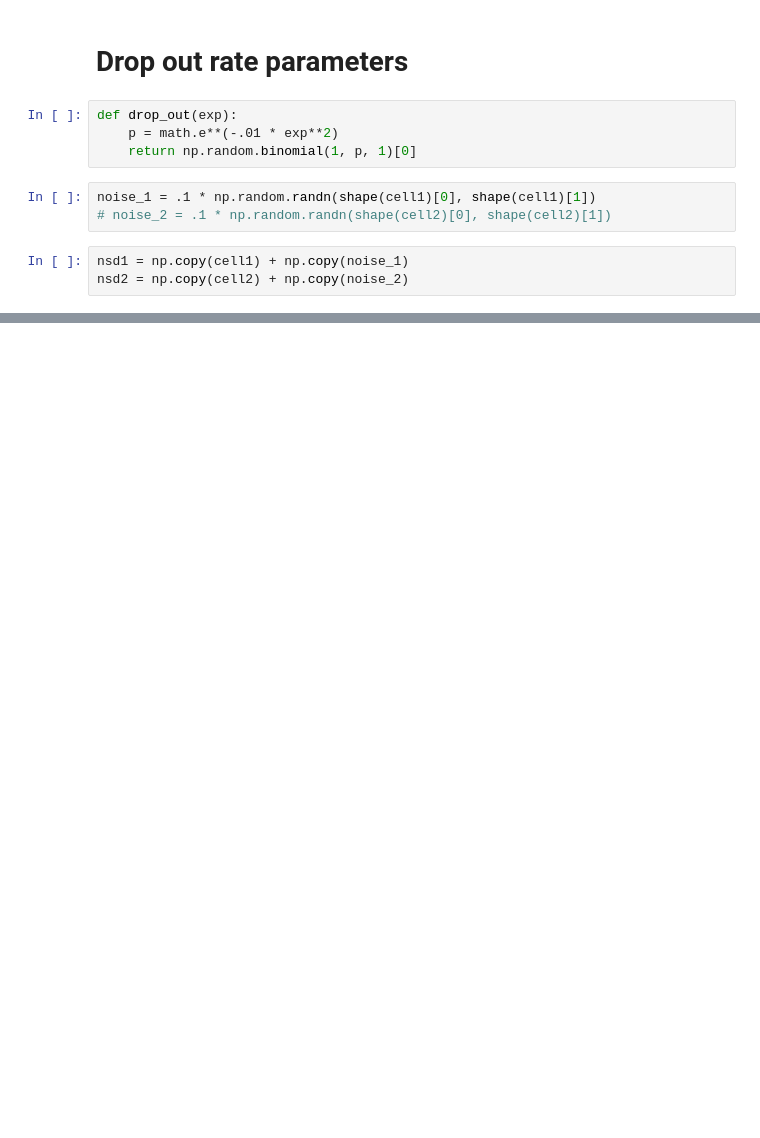
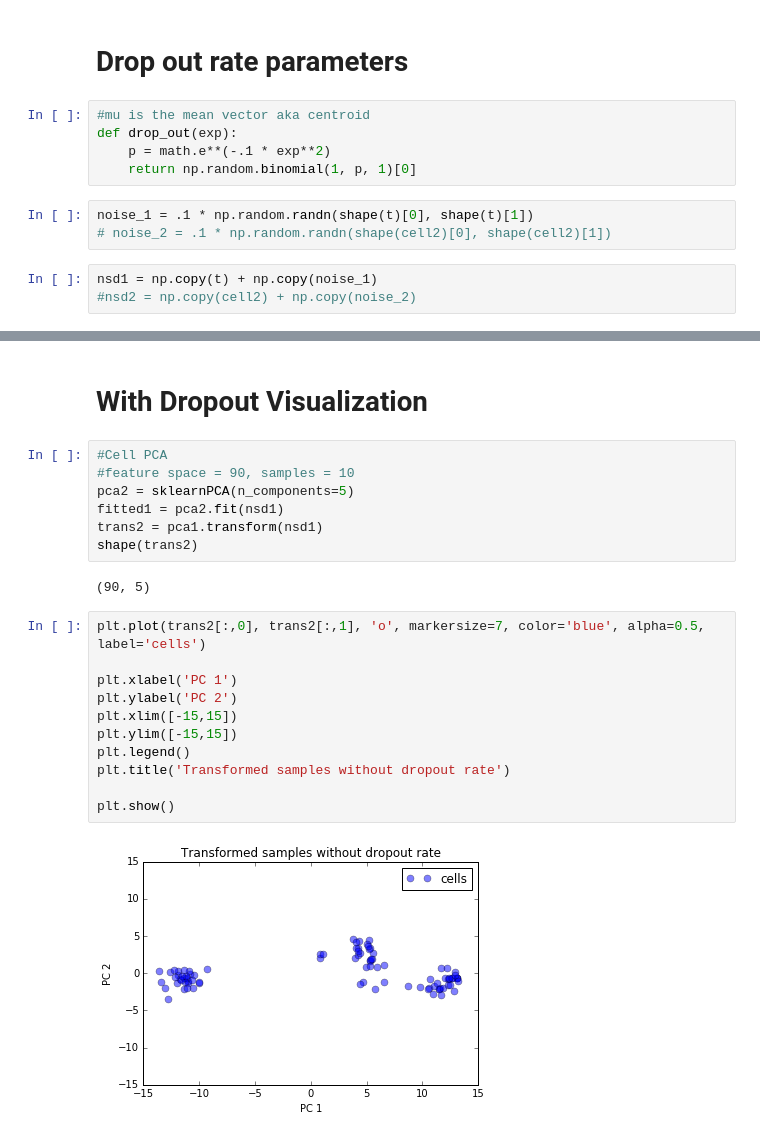
Before and after one commit to RemarkablyAverage/lab_work, a Jupyter notebook: PCA/most current.ipynb, the cells around one changed output, grey strips where cells are left out. Saved outputs shown, nothing was run; the diff lists cells and outputs as text; blank space fills up the shorter version.

```diff
--- a/PCA/most current.ipynb
+++ b/PCA/most current.ipynb
@@ -104,15 +109,16 @@ array([-1.84371924,  0.92608   ,  1.62303584,  1.56797467,  1.70748248,
 # %% [markdown]
 # Drop out rate parameters
 # %%
+#mu is the mean vector aka centroid
 def drop_out(exp):
-    p = math.e**(-.01 * exp**2)
+    p = math.e**(-.1 * exp**2)
     return np.random.binomial(1, p, 1)[0]
 # %%
-noise_1 = .1 * np.random.randn(shape(cell1)[0], shape(cell1)[1])
+noise_1 = .1 * np.random.randn(shape(t)[0], shape(t)[1])
 # noise_2 = .1 * np.random.randn(shape(cell2)[0], shape(cell2)[1])
 # %%
-nsd1 = np.copy(cell1) + np.copy(noise_1)
-nsd2 = np.copy(cell2) + np.copy(noise_2)
+nsd1 = np.copy(t) + np.copy(noise_1)
+#nsd2 = np.copy(cell2) + np.copy(noise_2)
 # %%
 count = 0
 for (i,j), value in numpy.ndenumerate(nsd1):
@@ -128,0 +155,24 @@ shape(nsd1)
+# %% [markdown]
+# With Dropout Visualization
+# %%
+#Cell PCA
+#feature space = 90, samples = 10
+pca2 = sklearnPCA(n_components=5)
+fitted1 = pca2.fit(nsd1)
+trans2 = pca1.transform(nsd1)
+shape(trans2)
+# %% [output]
+(90, 5)
+# %%
+plt.plot(trans2[:,0], trans2[:,1], 'o', markersize=7, color='blue', alpha=0.5, label='cells')
+
+plt.xlabel('PC 1')
+plt.ylabel('PC 2')
+plt.xlim([-15,15])
+plt.ylim([-15,15])
+plt.legend()
+plt.title('Transformed samples without dropout rate')
+
+plt.show()
+# %% [output]
+[figure, added]
```
Also changed, not shown: parts of 8 cells of this notebook.
